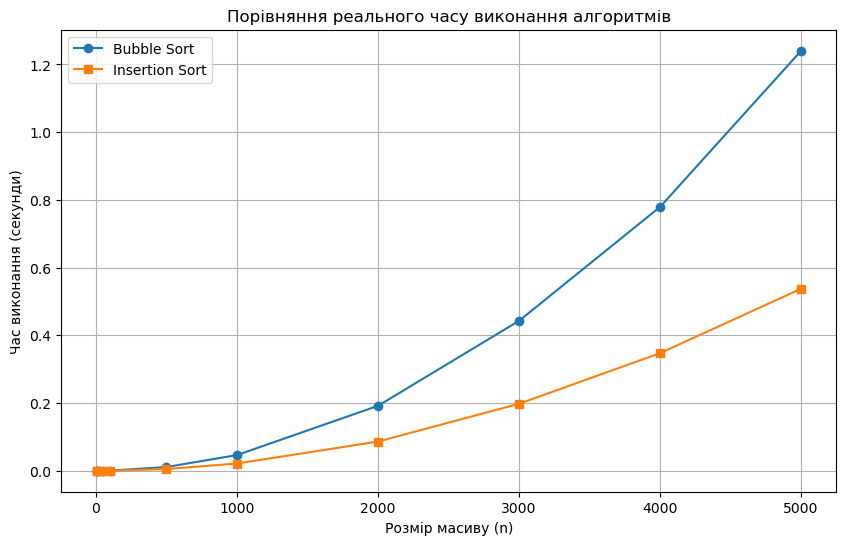
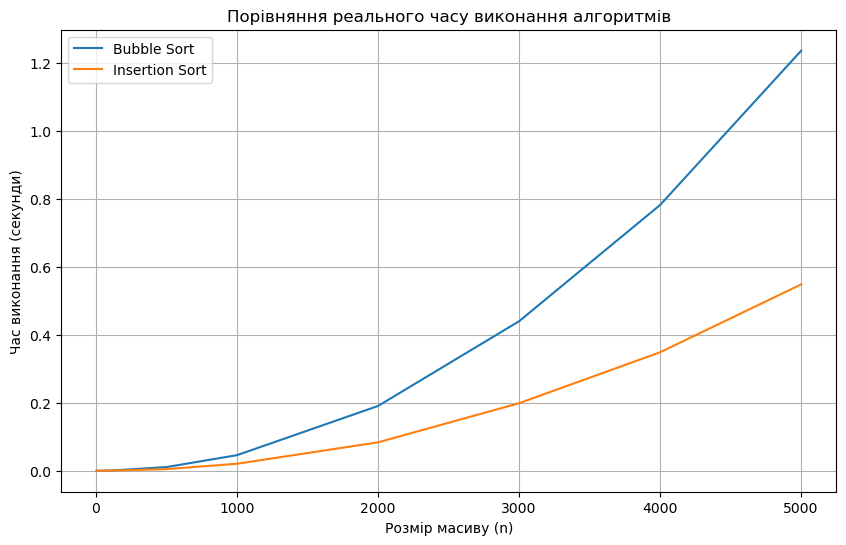
Unified diff of the notebook cell whose output changed from the first chart to the second:
--- before
+++ after
@@ -41,6 +41,6 @@
 
 plt.figure(figsize=(10, 6))
-plt.plot(n_values, t_bubble, label='Bubble Sort', marker='o')
-plt.plot(n_values, t_insert, label='Insertion Sort', marker='s')
+plt.plot(n_values, t_bubble, label='Bubble Sort')
+plt.plot(n_values, t_insert, label='Insertion Sort')
 plt.xlabel('Розмір масиву (n)')
 plt.ylabel('Час виконання (секунди)')

Commit: lab2